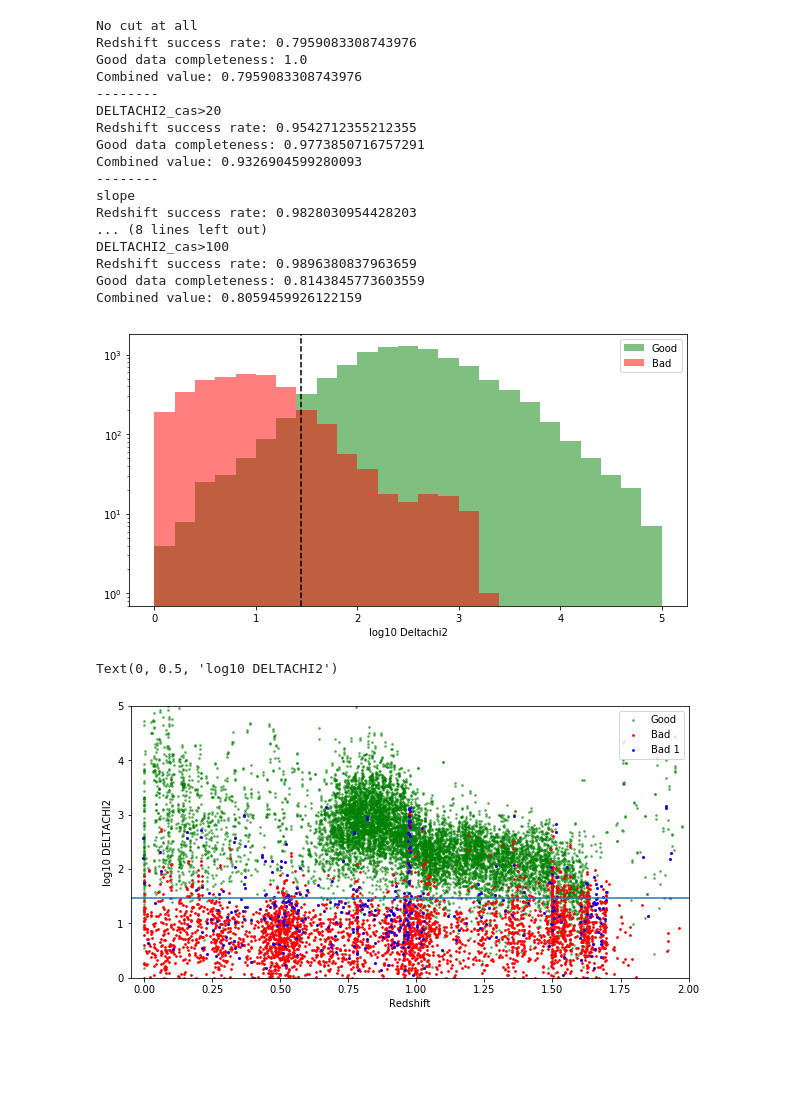
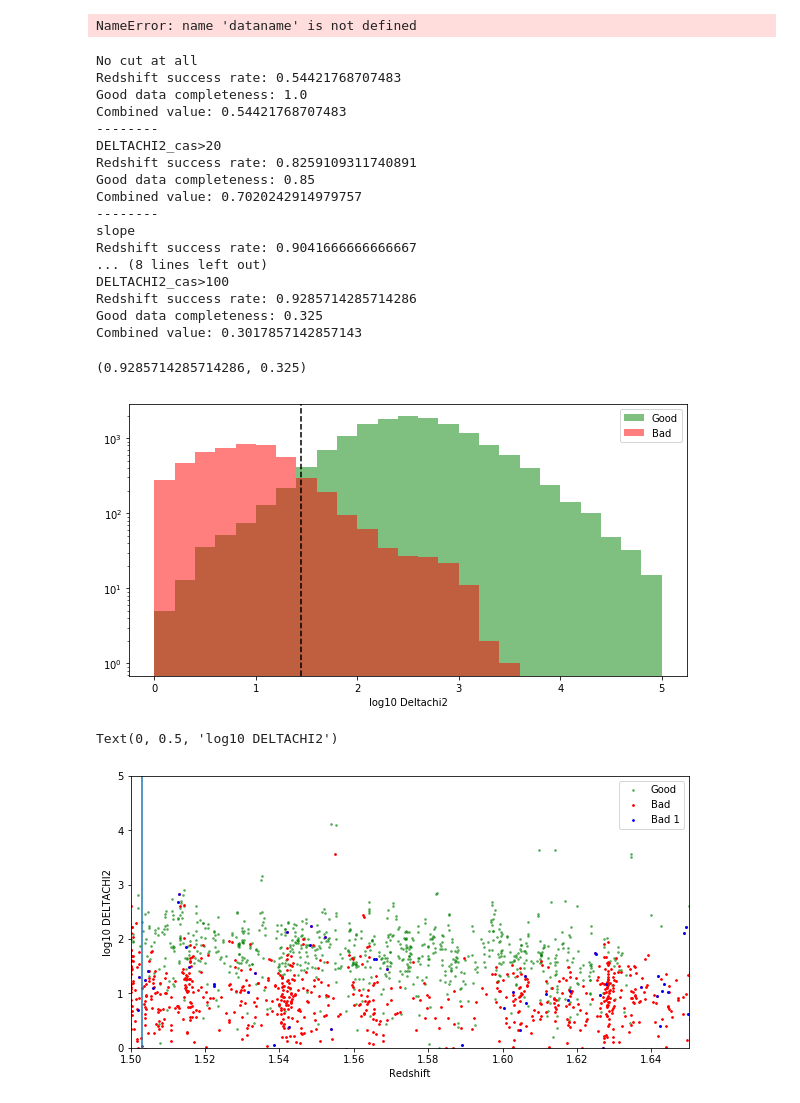
Before and after one commit to astro-blue/DESI_VI, a Jupyter notebook: SV_selection_algorithm/Parameter_exploration_with_SV1_catalog_with_Cascades_ELGs.ipynb, the cells around one changed output. Drawn from its saved outputs; the diff is of its cells as text; code cells hidden in the pictures; blank space fills up the shorter version.

```diff
--- a/SV_selection_algorithm/Parameter_exploration_with_SV1_catalog_with_Cascades_ELGs.ipynb
+++ b/SV_selection_algorithm/Parameter_exploration_with_SV1_catalog_with_Cascades_ELGs.ipynb
@@ -115,13 +116,26 @@ def plot_ELG_cc_plot(catalog):
     plt.ylabel('coii')
     plt.xlim(19,24.5)
     plt.ylim(-1.5,3)
+# %%
+SV_depth_catalog = pf.getdata(dir+dataname,1)
+
+SV_depth_catalog['SPECTYPE']
+# %% [output]
+NameError: name 'dataname' is not defined
 # %%
-#dataname = 'ELG_80606_Cascades_subsamples.fits'
-dataname ='ELG_80606_80608_OII.fits'
+#dataname = 'ELG_80610_Cascades_subsamples_v2.fits'
+dataname ='ELG_80606_80608_80610_OII.fits'
 
 dir = '/Users/tlan/Dropbox/Astro_Research/Projects_plots_notes/2020_DESI_visual_inspect/SV1/Cascades_subsamples/'
 SV_depth_catalog = pf.getdata(dir+dataname,1)
-SV_depth_catalog = SV_depth_catalog[(SV_depth_catalog['Z']>0.6) & (SV_depth_catalog['Z']<1.55)]
+#SV_depth_catalog = SV_depth_catalog[((SV_depth_catalog['Z']>1) & (SV_depth_catalog['Z']<1.55))]# & (SV_depth_catalog['SPECTYPE']=="b'GALAXY'")]
+SV_depth_catalog = SV_depth_catalog[(SV_depth_catalog['Z']>1.503) & (SV_depth_catalog['Z']<1.575) & (SV_depth_catalog['subset_id']==1)]
+
+#SV_depth_catalog = SV_depth_catalog[((SV_depth_catalog['Z']>1) & (SV_depth_catalog['Z']<1.497) & (SV_depth_catalog['zwarn_cas']==0)) | ((SV_depth_catalog['Z']>1.502) & (SV_depth_catalog['Z']<1.55))]# & (SV_depth_catalog['zwarn_cas']==0))]# & (SV_depth_catalog['SPECTYPE']=="b'GALAXY'")]
+#SV_depth_catalog = SV_depth_catalog[((SV_depth_catalog['Z']>1) & (SV_depth_catalog['Z']<1.4))]# & (SV_depth_catalog['zwarn_cas']==0))]
+#SV_depth_catalog = SV_depth_catalog[((SV_depth_catalog['Z']>1.4) & (SV_depth_catalog['Z']<1.497)) | ((SV_depth_catalog['Z']>1.502) & (SV_depth_catalog['Z']<1.55))]# | ((SV_depth_catalog['Z']>1.502) & (SV_depth_catalog['Z']<1.55))]# & (SV_depth_catalog['SPECTYPE']=="b'GALAXY'")]
+#SV_depth_catalog = SV_depth_catalog[((SV_depth_catalog['Z']>1.4) & (SV_depth_catalog['Z']<1.55))]# | ((SV_depth_catalog['Z']>1.502) & (SV_depth_catalog['Z']<1.55))]# | ((SV_depth_catalog['Z']>1.502) & (SV_depth_catalog['Z']<1.55))]# & (SV_depth_catalog['SPECTYPE']=="b'GALAXY'")]
+
 SV_depth_catalog_cut = SV_depth_catalog#[(SV_depth_catalog['DELTACHI2_cas']>20) & (SV_depth_catalog['Z']<1.3)]
 print('No cut at all')
 calculate_rate(SV_depth_catalog,SV_depth_catalog_cut)
@@ -132,12 +146,13 @@ print('DELTACHI2_cas>20')
 calculate_rate(SV_depth_catalog,SV_depth_catalog_cut)
 
 print('--------')
-SV_depth_catalog_cut = SV_depth_catalog[((-0.25*(SV_depth_catalog['FOII']/SV_depth_catalog['FOII_ERR'])+2.5)<np.log10(SV_depth_catalog['DELTACHI2_cas'])) & (SV_depth_catalog['FOII']/SV_depth_catalog['FOII_ERR']>2.5)]# & (SV_depth_catalog['Z']<1.3)]
+SV_depth_catalog_cut = SV_depth_catalog[((-0.25*(SV_depth_catalog['FOII']/SV_depth_catalog['FOII_ERR'])+2.5)<np.log10(SV_depth_catalog['DELTACHI2_cas'])) & (SV_depth_catalog['FOII']/SV_depth_catalog['FOII_ERR']>2.5) & (SV_depth_catalog['FOII']>0)]# & (SV_depth_catalog['zwarn_cas']<=4)]# & (SV_depth_catalog['Z']<1.3)]
 print('slope')
+good_catalog,bad_catalog,bad_1,bad_2=good_robust_redrock_redshift(SV_depth_catalog_cut)
 calculate_rate(SV_depth_catalog,SV_depth_catalog_cut)
 
 print('--------')
-SV_depth_catalog_cut = SV_depth_catalog[(SV_depth_catalog['DELTACHI2_cas']>28)]# & (SV_depth_catalog['Z']<1.65)]
+SV_depth_catalog_cut = SV_depth_catalog[(SV_depth_catalog['DELTACHI2_cas']>40)]# & (SV_depth_catalog['Z']<1.65)]
 print('DELTACHI2_cas>28')
 calculate_rate(SV_depth_catalog,SV_depth_catalog_cut)
 
@@ -147,22 +162,23 @@ print('DELTACHI2_cas>100')# & Redrock_z<1.4')
 calculate_rate(SV_depth_catalog,SV_depth_catalog_cut)
 # %% [output]
 No cut at all
-Redshift success rate: 0.7959083308743976
+Redshift success rate: 0.54421768707483
 Good data completeness: 1.0
-Combined value: 0.7959083308743976
+Combined value: 0.54421768707483
 --------
 DELTACHI2_cas>20
-Redshift success rate: 0.9542712355212355
-Good data completeness: 0.9773850716757291
-Combined value: 0.9326904599280093
+Redshift success rate: 0.8259109311740891
+Good data completeness: 0.85
+Combined value: 0.7020242914979757
 --------
 slope
-Redshift success rate: 0.9828030954428203
+Redshift success rate: 0.9041666666666667
 ... (8 lines left out)
 DELTACHI2_cas>100
-Redshift success rate: 0.9896380837963659
-Good data completeness: 0.8143845773603559
-Combined value: 0.8059459926122159
+Redshift success rate: 0.9285714285714286
+Good data completeness: 0.325
+Combined value: 0.3017857142857143
+(0.9285714285714286, 0.325)
 # %%
 SV_depth_catalog = pf.getdata(dir+dataname,1)
 good_catalog,bad_catalog,bad_1,bad_2=good_robust_redrock_redshift(SV_depth_catalog)
@@ -177,22 +193,25 @@ plt.legend()
 plt.xlabel('log10 Deltachi2')
 plt.yscale('log')
 # %% [output]
-[figure, old version]
+[figure, new version]
 # %%
 plt.figure(figsize=(10,5))
 plt.scatter(good_catalog['Z'],np.log10(good_catalog['DELTACHI2_cas']),color='g',s=3,alpha=0.5,label='Good')
+
 plt.scatter(bad_catalog['Z'],np.log10(bad_catalog['DELTACHI2_cas']),color='r',s=3,alpha=1,label='Bad')
 plt.scatter(bad_1['Z'],np.log10(bad_1['DELTACHI2_cas']),color='b',s=3,alpha=1,label='Bad 1')
 
 plt.legend()
-plt.xlim(-0.05,2)
+plt.xlim(1.5,1.65)
+plt.axvline(1.497)
+plt.axvline(1.503)
 plt.ylim(0,5)
-plt.axhline(np.log10(30))
+#plt.axhline(np.log10(30))
 plt.xlabel('Redshift')
 plt.ylabel('log10 DELTACHI2')
 # %% [output]
 Text(0, 0.5, 'log10 DELTACHI2')
-[figure, old version]
+[figure, new version]
 # %%
 SV_depth_catalog = pf.getdata(dir+dataname,1)
 good_catalog,bad_catalog,bad_1,bad_2=good_robust_redrock_redshift(SV_depth_catalog)
```
Also changed, not shown: parts of 23 cells of this notebook, 1 other file.
